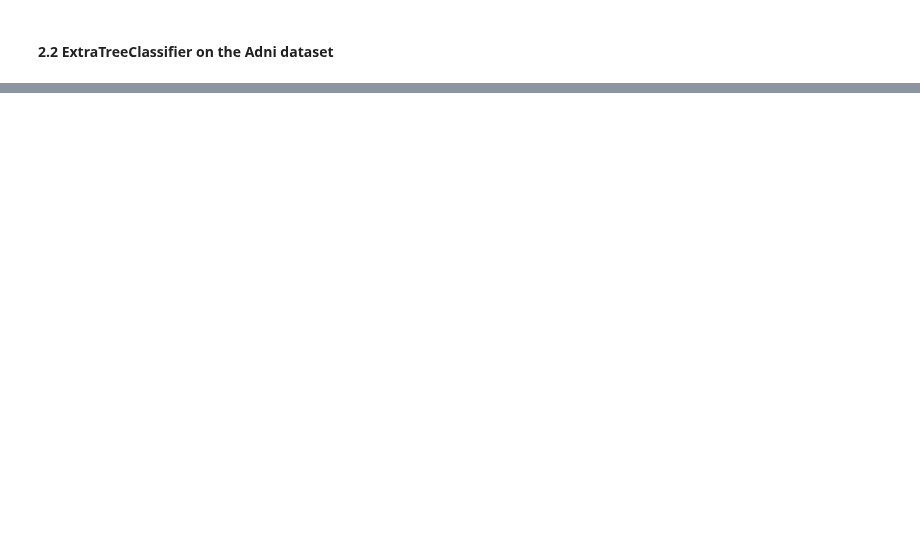
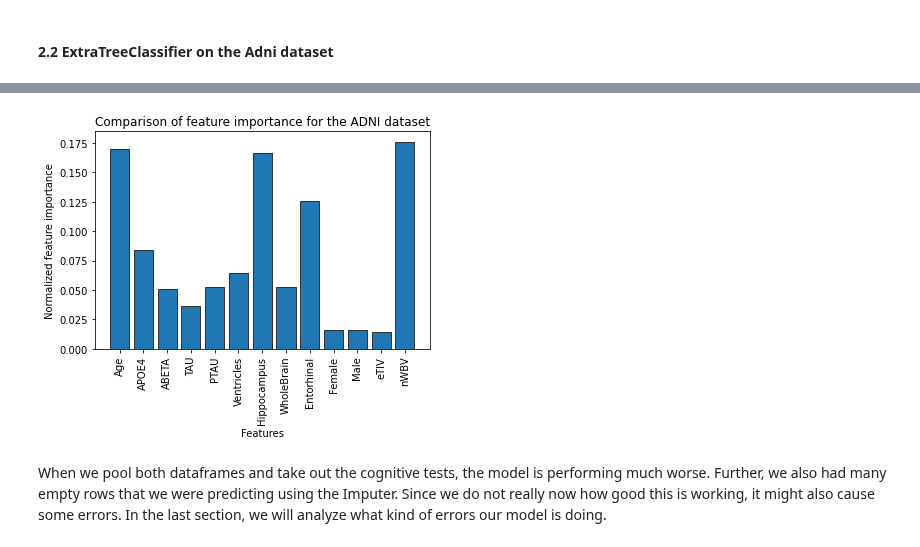
Before and after one commit to tamap94/ds-capstone-alzheimers-, a Jupyter notebook: modelling/Modeling_Numeric_final.ipynb, the cells around one changed output, grey strips where cells are left out. Drawn from its saved outputs; the diff is of its cells as text; code cells hidden in the pictures; blank space fills up the shorter version.

```diff
--- a/modelling/Modeling_Numeric_final.ipynb
+++ b/modelling/Modeling_Numeric_final.ipynb
@@ -635,0 +755,4 @@ mlflow.get_run(run_id=run.info.run_id)
+# %%
+#We will drop the columns with the cognitive tests and also the one with the education.
+col = ['PTEDUCAT', 'ADAS11', 'ADAS13', 'MMSE', 'RAVLT_immediate', 'Educ', 'ASF', 'SES']
+df_merge.drop(columns=col, axis=1, inplace=True)
@@ -635,0 +912,21 @@ mlflow.get_run(run_id=run.info.run_id)
+# %%
+# Computing the importance of each feature
+feature_importance = best_model.feature_importances_
+
+# Normalizing the individual importances
+feature_importance_normalized = np.std([tree.feature_importances_ for tree in
+                                        best_model.estimators_],
+                                        axis = 0)
+
+
+#Plotting a Bar Graph to compare the models
+plt.bar(X.columns, feature_importance_normalized, edgecolor=".2")
+plt.xlabel('Features')
+plt.xticks(rotation=90)
+plt.ylabel('Normalized feature importance')
+plt.title('Comparison of feature importance for the ADNI dataset')
+plt.show()
+# %% [output]
+[figure, added]
+# %% [markdown]
+When we pool both dataframes and take out the cognitive tests, the model is performing much worse. Further, we also had many empty rows that we were predicting using the Imputer. Since we do not really now how good this is working, it might also cause some errors. In the last section, we will analyze what kind of errors our model is doing.
```
Also changed, not shown: parts of 52 cells of this notebook.
